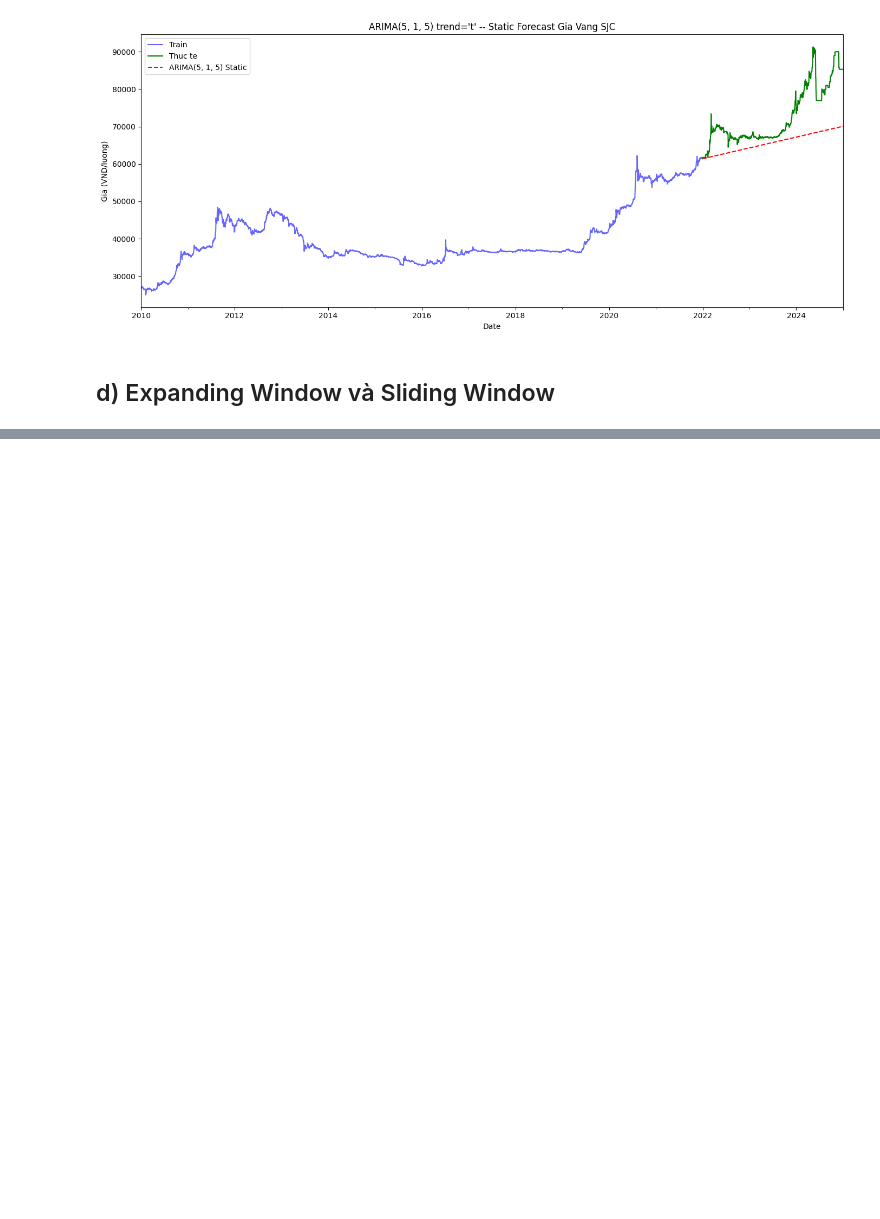
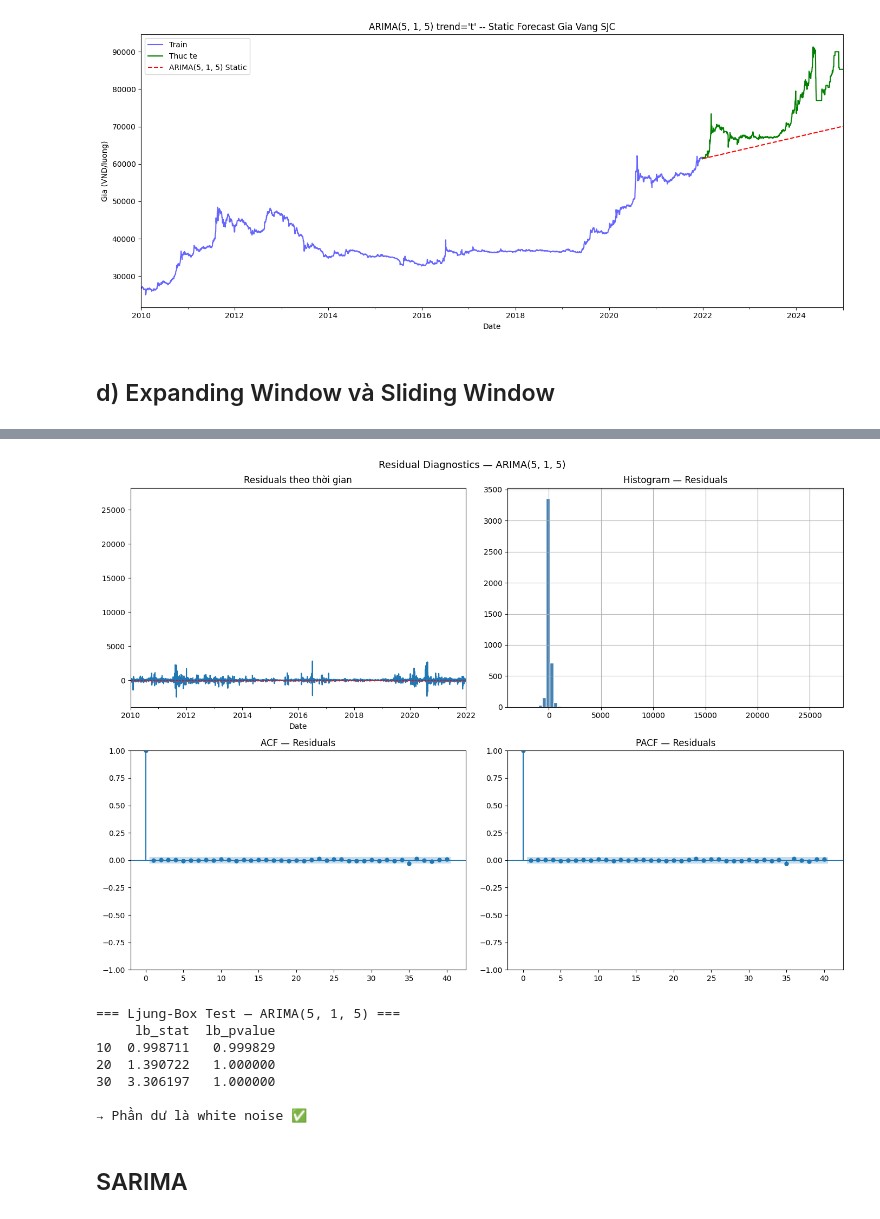
Before and after one commit to lamphat344961-alt/DA_mon_mhtk, a Jupyter notebook: project_3/do_1.ipynb, the cells around one changed output, grey strips where cells are left out. Drawn from its saved outputs; the diff is of its cells as text; code cells hidden in the pictures; blank space fills up the shorter version.

```diff
--- a/project_3/do_1.ipynb
+++ b/project_3/do_1.ipynb
@@ -421,52 +509,39 @@ Kiểm tra phần dư ARIMA: autocorrelation (Ljung-Box), heteroskedasticity (AR
 # %%
 # Phase 5a: Kiểm tra phần dư ARIMA — biểu đồ tổng quan
 residuals = pd.Series(fitted_arima.resid.values, index=train.index)
 
 fig, axes = plt.subplots(2, 2, figsize=(14, 10))
 
 residuals.plot(ax=axes[0, 0], title='Residuals theo thời gian')
 axes[0, 0].axhline(0, color='red', linestyle='--', linewidth=0.8)
 
 residuals.hist(bins=80, ax=axes[0, 1], color='steelblue', edgecolor='white')
 axes[0, 1].set_title('Histogram — Residuals')
 
 plot_acf(residuals,  ax=axes[1, 0], lags=40, title='ACF — Residuals')
 plot_pacf(residuals, ax=axes[1, 1], lags=40, title='PACF — Residuals')
 
 plt.suptitle(f'Residual Diagnostics — ARIMA{best_order}', fontsize=13)
 plt.tight_layout()
 plt.show()
 
-# Q-Q plot riêng
-fig2, ax = plt.subplots(figsize=(6, 6))
-stats.probplot(residuals, plot=ax)
-ax.set_title(f'Q-Q Plot — Residuals ARIMA{best_order}')
-plt.tight_layout()
-plt.show()
 
-# Phase 5b: Ljung-Box Test — H0: phần dư là white noise (không tự tương quan)
+
+
 lb = acorr_ljungbox(residuals, lags=[10, 20, 30], return_df=True)
 print(f'=== Ljung-Box Test — ARIMA{best_order} ===')
 print(lb.to_string())
 print(f'\n→ {"Phần dư là white noise ✅" if (lb["lb_pvalue"] > 0.05).all() else "Còn autocorrelation trong phần dư ⚠️ — xem lại order"}')
 
 print()
-
-# Phase 5c: ARCH Test — H0: phương sai đồng nhất (không có ARCH effect)
-arch_lm, arch_p, _, _ = het_arch(residuals)
-print(f'=== ARCH Test (Heteroskedasticity) ===')
-print(f'LM Statistic : {arch_lm:.4f}')
-print(f'p-value      : {arch_p:.6f}')
-
-print(f'→ {"Có ARCH effect — phương sai thay đổi theo thời gian ⚠️ (xem xét GARCH)" if arch_p < 0.05 else "Không có ARCH effect ✅"}')
-
-print()
-
-# Phase 5d: Phân phối phần dư
-_, p_resid = stats.normaltest(residuals)
-kurt_resid = residuals.kurtosis()
-print(f'=== Residual Distribution ===')
-print(f'Excess Kurtosis : {kurt_resid:.4f}')
-print(f"D'Agostino test : p = {p_resid:.6f}  →  {'Non-Gaussian residuals ⚠️' if p_resid < 0.05 else 'Gaussian ✅'}")
-
-print('\n[PAUSED] Chờ nhận xét và góc nhìn từ User để tinh chỉnh hoặc chuyển bước...')
+# %% [output]
+[figure, added]
+=== Ljung-Box Test — ARIMA(5, 1, 5) ===
+     lb_stat  lb_pvalue
+10  0.998711   0.999829
+20  1.390722   1.000000
+30  3.306197   1.000000
+
+→ Phần dư là white noise ✅
+# %% [markdown]
+## SARIMA
```
Also changed, not shown: parts of 11 cells of this notebook.
